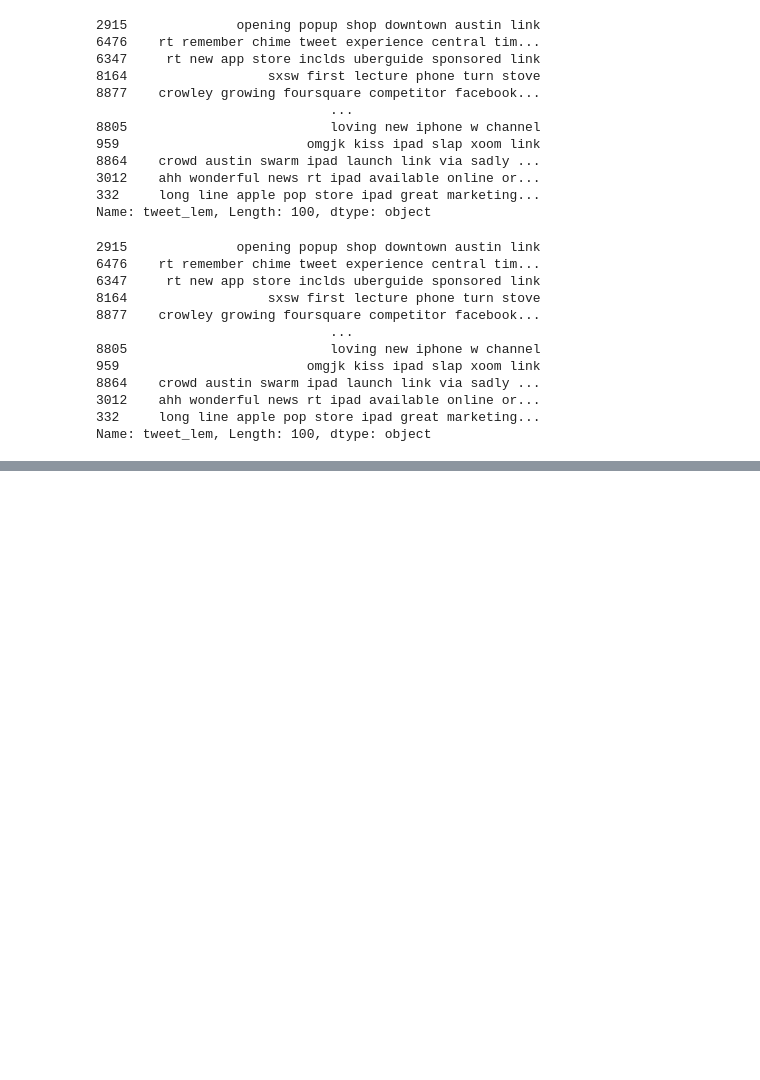
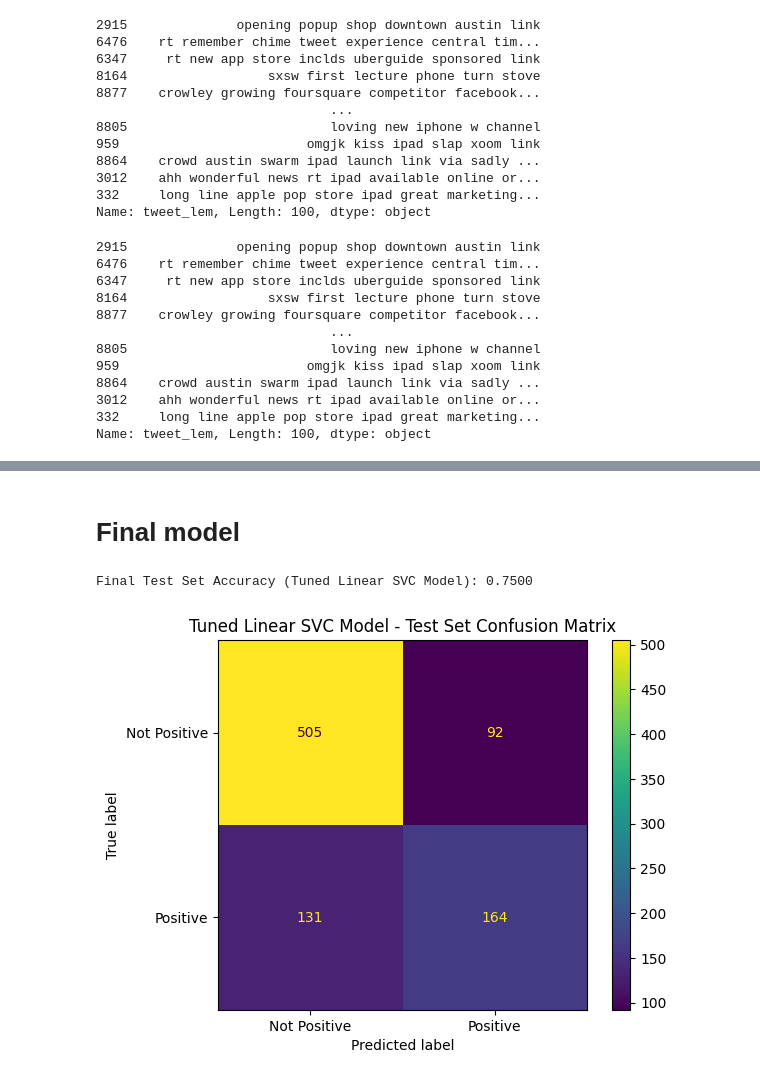
Before and after one commit to AndrewReusche/NLP_Sentiment_Analysis, a Jupyter notebook: NLP_Tweet_Analysis.ipynb, the cells around one changed output, grey strips where cells are left out. Saved outputs shown, nothing was run; the diff lists cells and outputs as text; code cells hidden in the pictures; blank space fills up the shorter version.

```diff
--- a/NLP_Tweet_Analysis.ipynb
+++ b/NLP_Tweet_Analysis.ipynb
@@ -679,0 +3446,34 @@ Name: tweet_lem, Length: 100, dtype: object
+# %% [markdown]
+# Final model
+# %%
+# Recreate the champion pipeline (Logistic Regression with stopwords)
+SVC_line = Pipeline([
+    ('tfidf', TfidfVectorizer(max_features= 3500,
+                              ngram_range= (1, 1),
+                              min_df= 0.0,
+                              max_df= 0.95,
+                              use_idf= True,
+                              stop_words= stopwords_list,
+                              sublinear_tf= True)),
+    ('clf', LinearSVC(random_state=24,
+                      C= 1,
+                      penalty= 'l2',
+                      loss= 'squared_hinge',
+                      tol= 1e-1))])
+
+# Fit on training data
+SVC_line.fit(X_train_str, y_train)
+
+# Test set prediction
+y_test_pred_SVC = SVC_line.predict(X_test_str)
+test_accuracy_SVC = accuracy_score(y_test, y_test_pred_SVC)
+cm_test_SVC = confusion_matrix(y_test, y_test_pred_SVC)
+
+print(f"Final Test Set Accuracy (Tuned Linear SVC Model): {test_accuracy_SVC:.4f}")
+disp = ConfusionMatrixDisplay(cm_test_SVC, display_labels=['Not Positive', 'Positive'])
+disp.plot()
+plt.title("Tuned Linear SVC Model - Test Set Confusion Matrix")
+plt.show()
+# %% [output]
+Final Test Set Accuracy (Tuned Linear SVC Model): 0.7500
+[figure, added]
```
Also changed, not shown: parts of 93 cells of this notebook.
